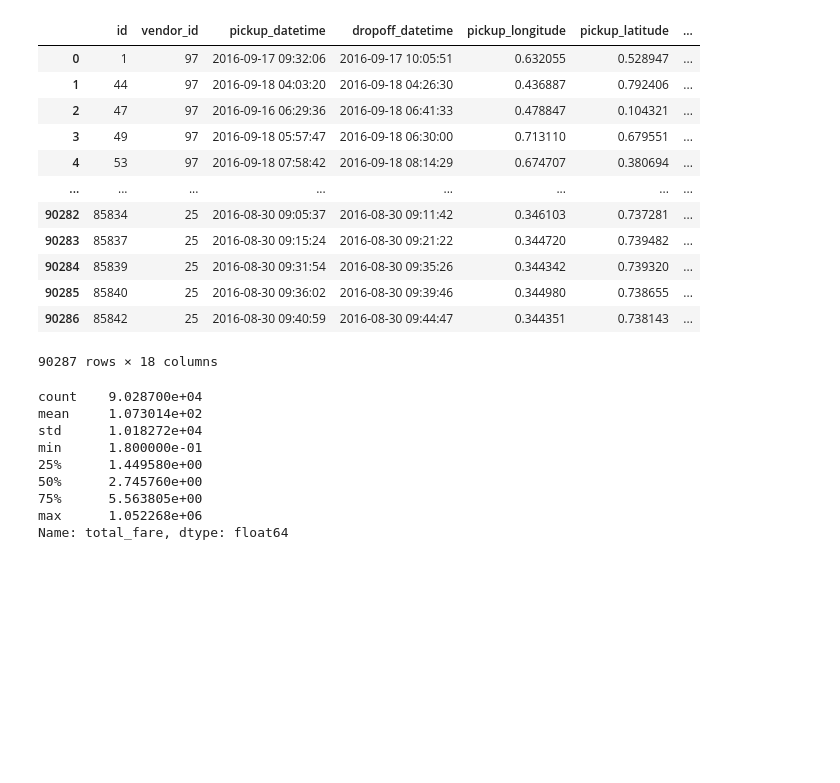
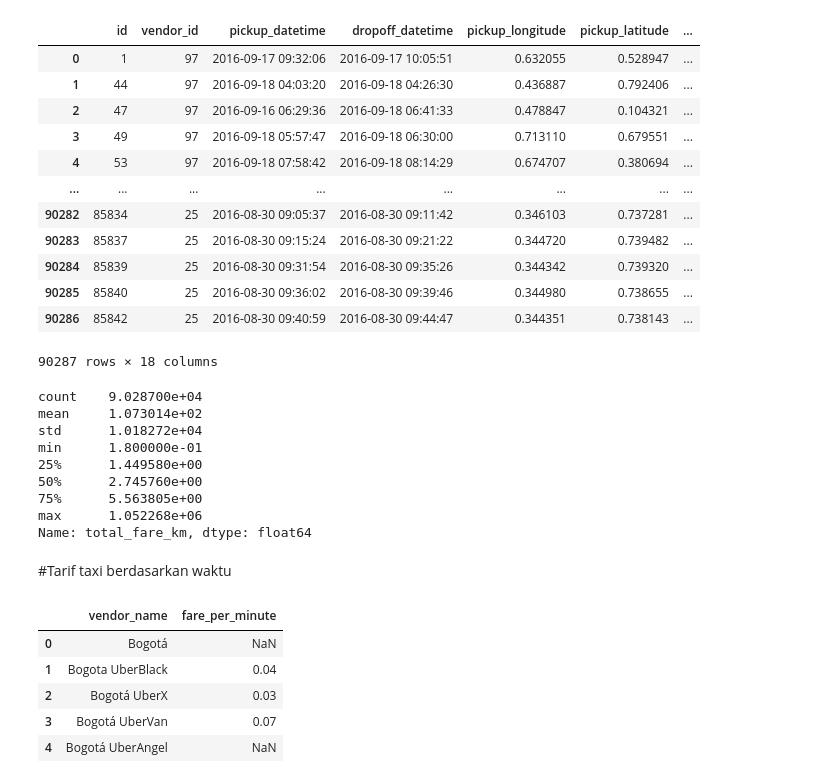
Before and after one commit to frfusch21/DTS_GGU_5, a Jupyter notebook: tarif_all_data.ipynb, the cells around one changed output. Drawn from its saved outputs; the diff is of its cells as text; code cells hidden in the pictures; blank space fills up the shorter version.

```diff
--- a/tarif_all_data.ipynb
+++ b/tarif_all_data.ipynb
@@ -280,7 +280,7 @@ df_merge
 | 90286 | 85842 | 25 | 2016-08-30 09:40:59 | 2016-08-30 09:44:47 | 0.344351 | 0.738143 | ... |
 90287 rows × 18 columns
 # %%
-df_merge['total_fare'].describe()
+df_merge['total_fare_km'].describe()
 # %% [output]
 count    9.028700e+04
 mean     1.073014e+02
@@ -290,4 +290,17 @@ min      1.800000e-01
 50%      2.745760e+00
 75%      5.563805e+00
 max      1.052268e+06
-Name: total_fare, dtype: float64
+Name: total_fare_km, dtype: float64
+# %% [markdown]
+#Tarif taxi berdasarkan waktu
+# %%
+tarif2 = pd.read_csv('taxi_fare_time.csv')
+
+tarif2.head()
+# %% [output]
+|  | vendor_name | fare_per_minute |
+| 0 | Bogotá | NaN |
+| 1 | Bogota UberBlack | 0.04 |
+| 2 | Bogotá UberX | 0.03 |
+| 3 | Bogotá UberVan | 0.07 |
+| 4 | Bogotá UberAngel | NaN |
```
Also changed, not shown: parts of 11 cells of this notebook.
